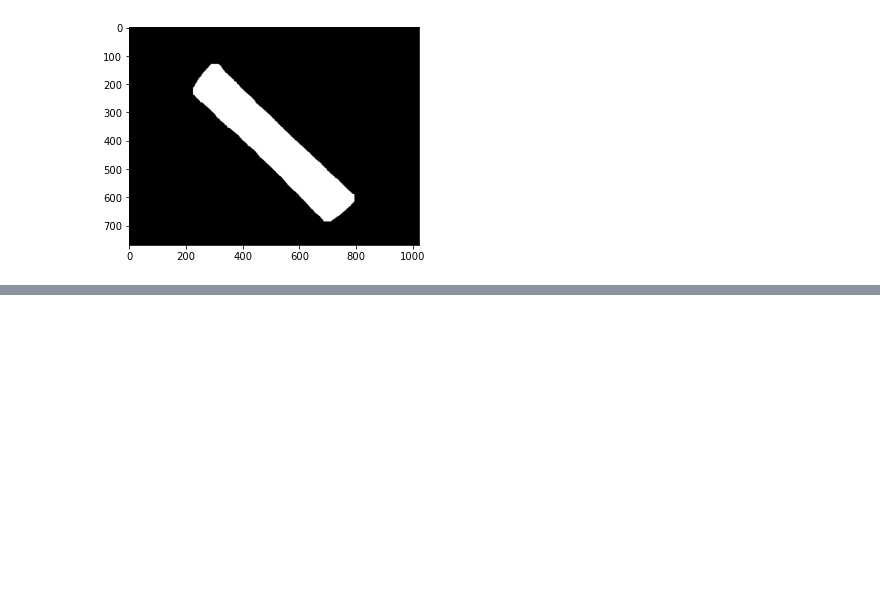
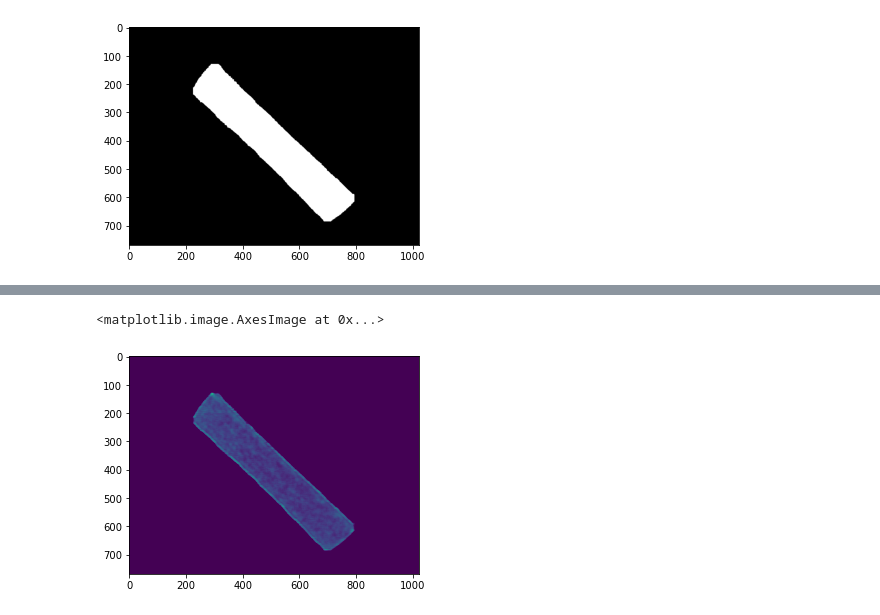
Before and after one commit to Mstrutov/2.5DRecon, a Jupyter notebook: experiments/algo_check_focus_map.ipynb, the cells around one changed output, grey strips where cells are left out. Cells and saved outputs as stored; diff of their text form; code cells hidden in the pictures; blank space fills up the shorter version.

```diff
--- a/experiments/algo_check_focus_map.ipynb
+++ b/experiments/algo_check_focus_map.ipynb
@@ -58,0 +83,6 @@ plt.imshow(focus_map)
+# %%
+focus_map_diff = cv.absdiff(focus_map_with_masked_windowing, focus_map)
+plt.imshow(focus_map_diff)
+# %% [output]
+<matplotlib.image.AxesImage at 0x...>
+[figure, added]
```
Also changed, not shown: parts of 4 cells of this notebook, 2 other files.
